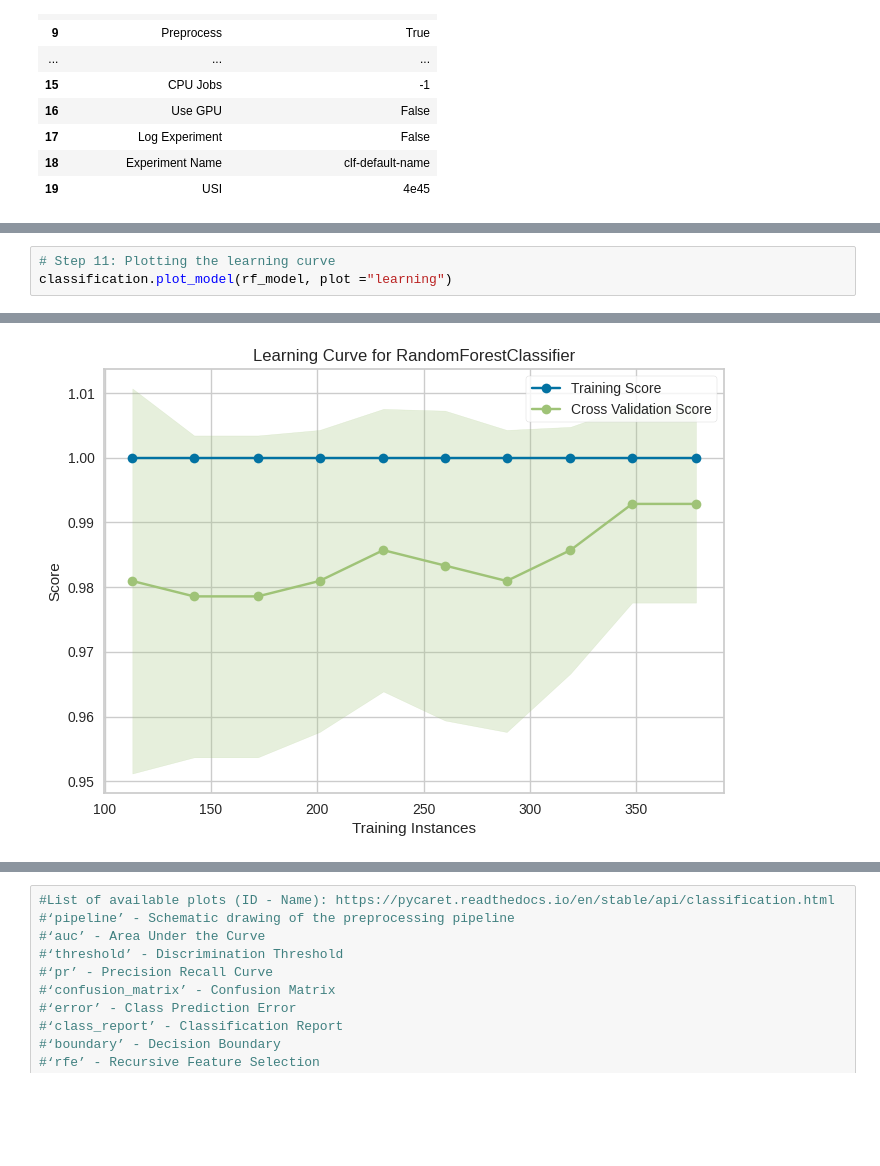
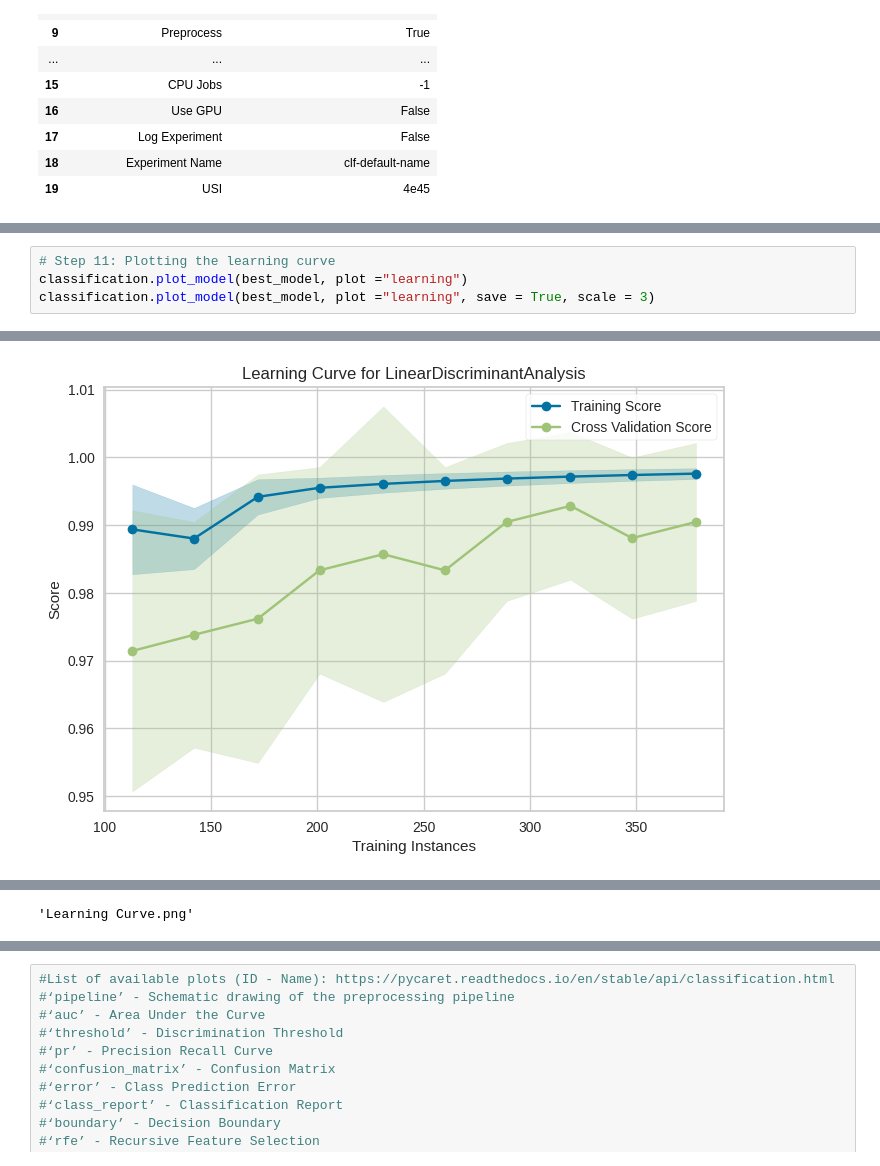
Before and after one commit to AlineEmmer/Machine-Learning, a Jupyter notebook: Machine_learning_Diabetes_Dislipidemia_Prediction.ipynb, the cells around one changed output, grey strips where cells are left out. Saved outputs shown, nothing was run; the diff lists cells and outputs as text; blank space fills up the shorter version.

```diff
--- a/Machine_learning_Diabetes_Dislipidemia_Prediction.ipynb
+++ b/Machine_learning_Diabetes_Dislipidemia_Prediction.ipynb
@@ -141,6 +149,7 @@ classification.plot_model(lda_model, plot ="boundary", plot_kwargs ={'classes':
 # %%
 # Step 11: Plotting the learning curve
-classification.plot_model(rf_model, plot ="learning")
+classification.plot_model(best_model, plot ="learning")
+classification.plot_model(best_model, plot ="learning", save = True, scale = 3)
 # %% [output]
 [interactive output not drawn]
-[figure, old version]
+[figure, new version]
@@ -147,2 +157,3 @@ classification.plot_model(rf_model, plot ="learning")
+'Learning Curve.png'
 # %%
 # Step 12: Plotting the ROC curves
```
Also changed, not shown: parts of 16 cells of this notebook.
